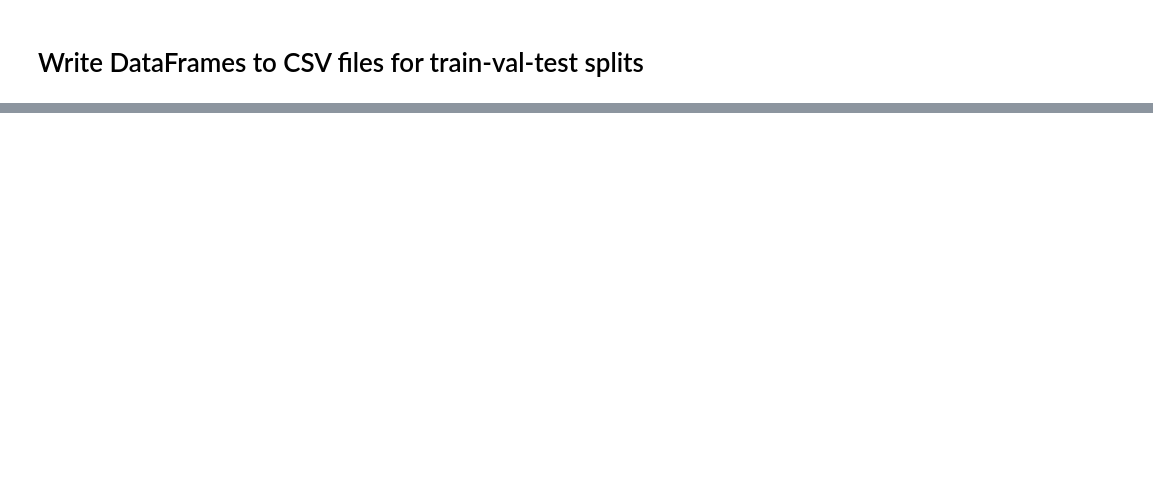
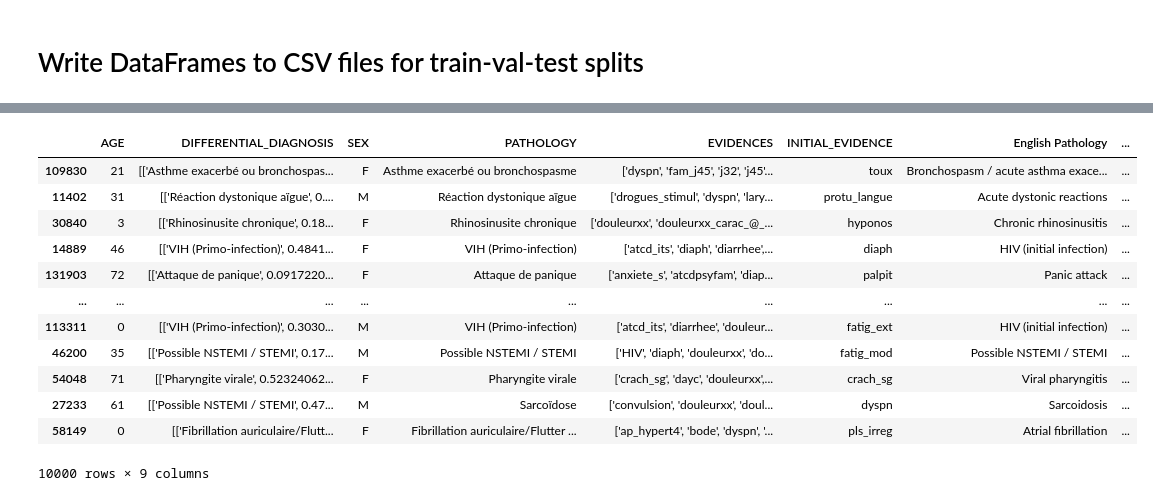
Before and after one commit to karishmagrana/NLP-Final-Project, a Jupyter notebook: DataProcessing.ipynb, the cells around one changed output, grey strips where cells are left out. Saved outputs shown, nothing was run; the diff lists cells and outputs as text; code cells hidden in the pictures; blank space fills up the shorter version.

```diff
--- a/DataProcessing.ipynb
+++ b/DataProcessing.ipynb
@@ -227,0 +326,19 @@ test_df.to_csv('./data/translated_test.csv', encoding='utf-8')
+# %%
+num_test_samples = 10000
+# %%
+sample_test_df = test_df.sample(n=num_test_samples, random_state=42)
+sample_test_df
+# %% [output]
+|  | AGE | DIFFERENTIAL_DIAGNOSIS | SEX | PATHOLOGY | EVIDENCES | INITIAL_EVIDENCE | English Pathology | ... |
+| 109830 | 21 | [['Asthme exacerbé ou bronchospas... | F | Asthme exacerbé ou bronchospasme | ['dyspn', 'fam_j45', 'j32', 'j45'... | toux | Bronchospasm / acute asthma exace... | ... |
+| 11402 | 31 | [['Réaction dystonique aïgue', 0.... | M | Réaction dystonique aïgue | ['drogues_stimul', 'dyspn', 'lary... | protu_langue | Acute dystonic reactions | ... |
+| 30840 | 3 | [['Rhinosinusite chronique', 0.18... | F | Rhinosinusite chronique | ['douleurxx', 'douleurxx_carac_@_... | hyponos | Chronic rhinosinusitis | ... |
+| 14889 | 46 | [['VIH (Primo-infection)', 0.4841... | F | VIH (Primo-infection) | ['atcd_its', 'diaph', 'diarrhee',... | diaph | HIV (initial infection) | ... |
+| 131903 | 72 | [['Attaque de panique', 0.0917220... | F | Attaque de panique | ['anxiete_s', 'atcdpsyfam', 'diap... | palpit | Panic attack | ... |
+| ... | ... | ... | ... | ... | ... | ... | ... | ... |
+| 113311 | 0 | [['VIH (Primo-infection)', 0.3030... | M | VIH (Primo-infection) | ['atcd_its', 'diarrhee', 'douleur... | fatig_ext | HIV (initial infection) | ... |
+| 46200 | 35 | [['Possible NSTEMI / STEMI', 0.17... | M | Possible NSTEMI / STEMI | ['HIV', 'diaph', 'douleurxx', 'do... | fatig_mod | Possible NSTEMI / STEMI | ... |
+| 54048 | 71 | [['Pharyngite virale', 0.52324062... | F | Pharyngite virale | ['crach_sg', 'dayc', 'douleurxx',... | crach_sg | Viral pharyngitis | ... |
+| 27233 | 61 | [['Possible NSTEMI / STEMI', 0.47... | M | Sarcoïdose | ['convulsion', 'douleurxx', 'doul... | dyspn | Sarcoidosis | ... |
+| 58149 | 0 | [['Fibrillation auriculaire/Flutt... | F | Fibrillation auriculaire/Flutter ... | ['ap_hypert4', 'bode', 'dyspn', '... | pls_irreg | Atrial fibrillation | ... |
+10000 rows × 9 columns
```
Also changed, not shown: parts of 22 cells of this notebook, 3 other files.
